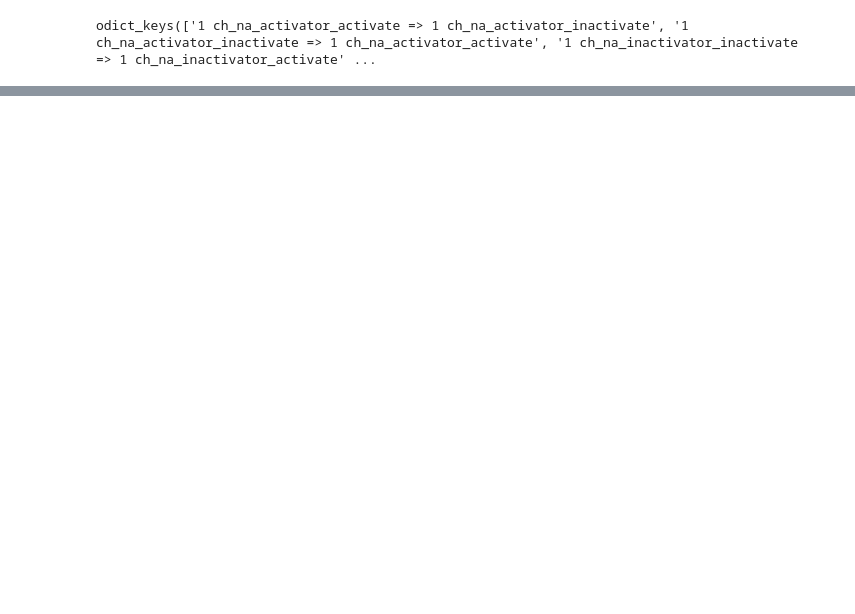
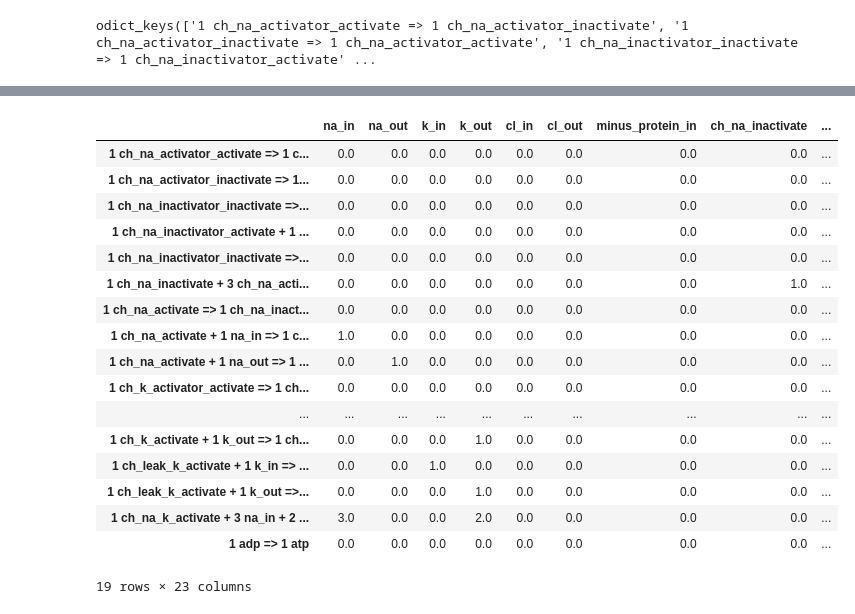
Before and after one commit to arizona95/Brain, a Jupyter notebook: theory/test_theory.ipynb, the cells around one changed output, grey strips where cells are left out. Saved outputs shown, nothing was run; the diff lists cells and outputs as text; code cells hidden in the pictures; blank space fills up the shorter version.

```diff
--- a/theory/test_theory.ipynb
+++ b/theory/test_theory.ipynb
@@ -39,0 +81,21 @@ simulator.x
+# %%
+simulator.k2
+# %% [output]
+|  | na_in | na_out | k_in | k_out | cl_in | cl_out | minus_protein_in | ch_na_inactivate | ... |
+| 1 ch_na_activator_activate => 1 c... | 0.0 | 0.0 | 0.0 | 0.0 | 0.0 | 0.0 | 0.0 | 0.0 | ... |
+| 1 ch_na_activator_inactivate => 1... | 0.0 | 0.0 | 0.0 | 0.0 | 0.0 | 0.0 | 0.0 | 0.0 | ... |
+| 1 ch_na_inactivator_inactivate =>... | 0.0 | 0.0 | 0.0 | 0.0 | 0.0 | 0.0 | 0.0 | 0.0 | ... |
+| 1 ch_na_inactivator_activate + 1 ... | 0.0 | 0.0 | 0.0 | 0.0 | 0.0 | 0.0 | 0.0 | 0.0 | ... |
+| 1 ch_na_inactivator_inactivate =>... | 0.0 | 0.0 | 0.0 | 0.0 | 0.0 | 0.0 | 0.0 | 0.0 | ... |
+| 1 ch_na_inactivate + 3 ch_na_acti... | 0.0 | 0.0 | 0.0 | 0.0 | 0.0 | 0.0 | 0.0 | 1.0 | ... |
+| 1 ch_na_activate => 1 ch_na_inact... | 0.0 | 0.0 | 0.0 | 0.0 | 0.0 | 0.0 | 0.0 | 0.0 | ... |
+| 1 ch_na_activate + 1 na_in => 1 c... | 1.0 | 0.0 | 0.0 | 0.0 | 0.0 | 0.0 | 0.0 | 0.0 | ... |
+| 1 ch_na_activate + 1 na_out => 1 ... | 0.0 | 1.0 | 0.0 | 0.0 | 0.0 | 0.0 | 0.0 | 0.0 | ... |
+| 1 ch_k_activator_activate => 1 ch... | 0.0 | 0.0 | 0.0 | 0.0 | 0.0 | 0.0 | 0.0 | 0.0 | ... |
+| ... | ... | ... | ... | ... | ... | ... | ... | ... | ... |
+| 1 ch_k_activate + 1 k_out => 1 ch... | 0.0 | 0.0 | 0.0 | 1.0 | 0.0 | 0.0 | 0.0 | 0.0 | ... |
+| 1 ch_leak_k_activate + 1 k_in => ... | 0.0 | 0.0 | 1.0 | 0.0 | 0.0 | 0.0 | 0.0 | 0.0 | ... |
+| 1 ch_leak_k_activate + 1 k_out =>... | 0.0 | 0.0 | 0.0 | 1.0 | 0.0 | 0.0 | 0.0 | 0.0 | ... |
+| 1 ch_na_k_activate + 3 na_in + 2 ... | 3.0 | 0.0 | 0.0 | 2.0 | 0.0 | 0.0 | 0.0 | 0.0 | ... |
+| 1 adp => 1 atp | 0.0 | 0.0 | 0.0 | 0.0 | 0.0 | 0.0 | 0.0 | 0.0 | ... |
+19 rows × 23 columns
```
Also changed, not shown: parts of 11 cells of this notebook, 6 other files.
